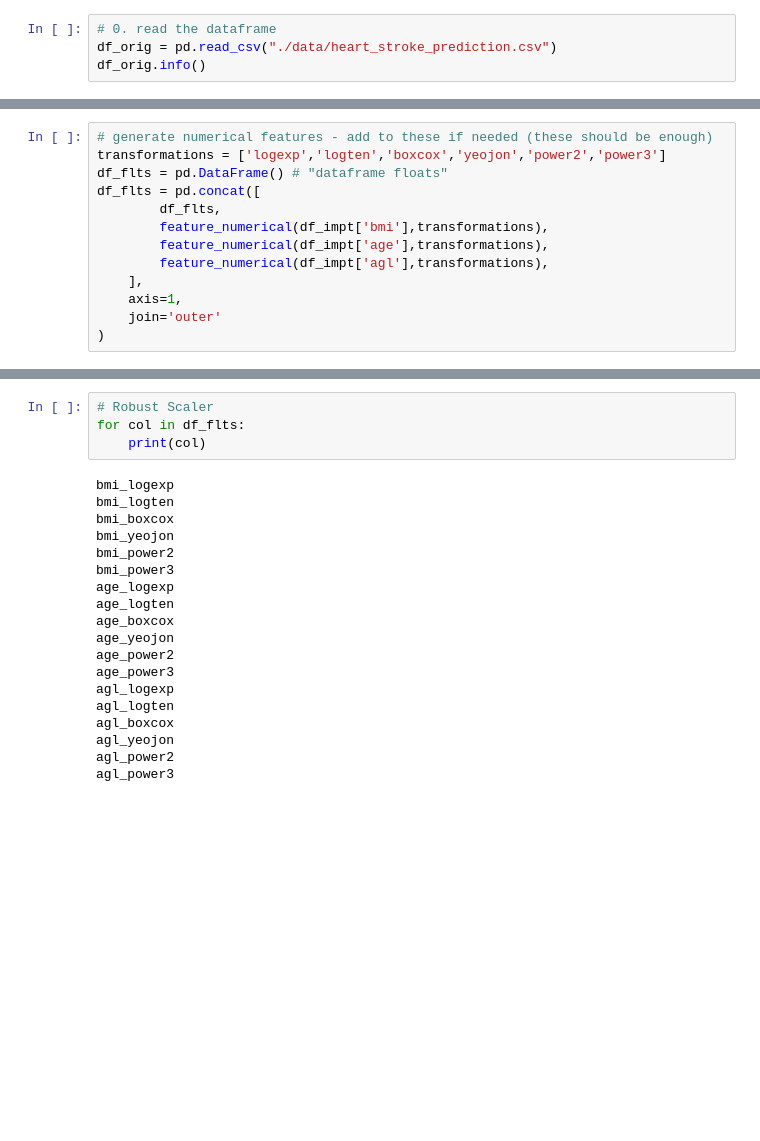
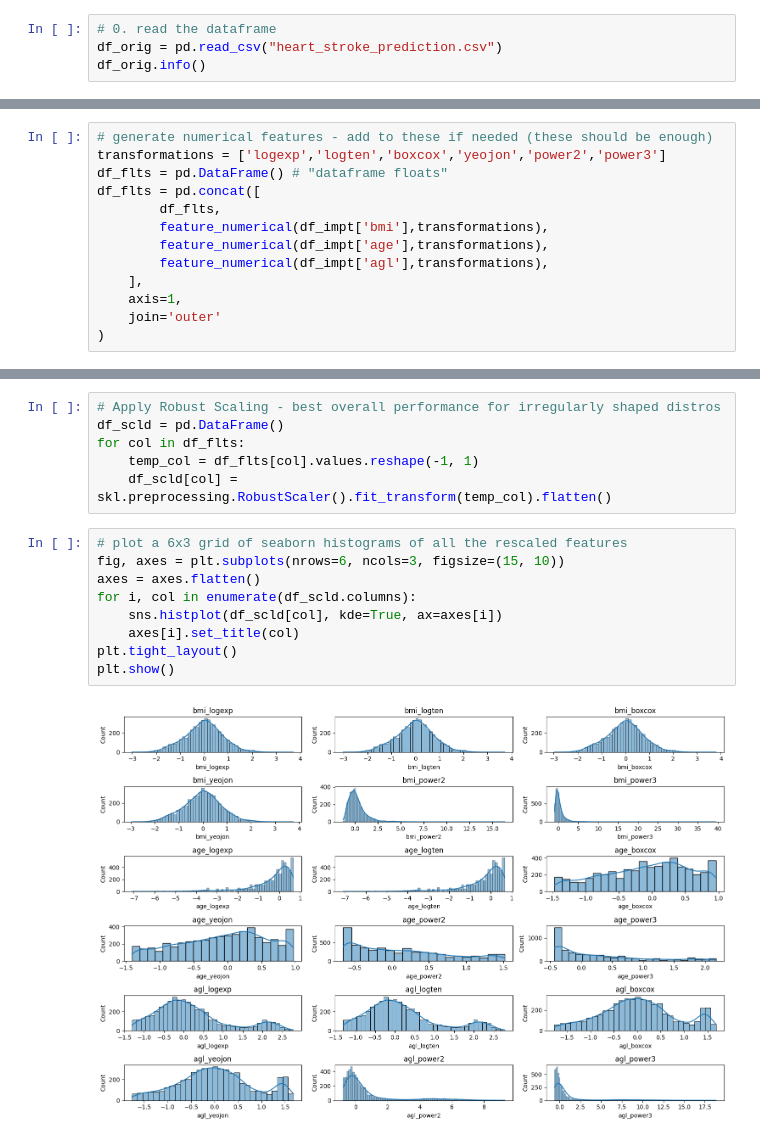
Before and after one commit to CamiloEmiliano/ML_samples, a Jupyter notebook: heart_stroke_FTE.ipynb, the cells around one changed output, grey strips where cells are left out. Saved outputs shown, nothing was run; the diff lists cells and outputs as text; blank space fills up the shorter version.

```diff
--- a/heart_stroke_FTE.ipynb
+++ b/heart_stroke_FTE.ipynb
@@ -132,7 +132,7 @@ def plot_kde(
     return
 # %%
 # 0. read the dataframe
-df_orig = pd.read_csv("./data/heart_stroke_prediction.csv")
+df_orig = pd.read_csv("heart_stroke_prediction.csv")
 df_orig.info()
 # %% [output]
 <class 'pandas.core.frame.DataFrame'>
@@ -399,23 +371,17 @@ df_flts
 # %%
-# Robust Scaler
+# Apply Robust Scaling - best overall performance for irregularly shaped distros
+df_scld = pd.DataFrame()
 for col in df_flts:
-    print(col)
+    temp_col = df_flts[col].values.reshape(-1, 1)
+    df_scld[col] = skl.preprocessing.RobustScaler().fit_transform(temp_col).flatten()
-# %% [output]
-bmi_logexp
-bmi_logten
-bmi_boxcox
-bmi_yeojon
-bmi_power2
-bmi_power3
-age_logexp
-age_logten
-age_boxcox
-age_yeojon
-age_power2
-age_power3
-agl_logexp
-agl_logten
-agl_boxcox
-agl_yeojon
-agl_power2
-agl_power3
+# %%
+# plot a 6x3 grid of seaborn histograms of all the rescaled features
+fig, axes = plt.subplots(nrows=6, ncols=3, figsize=(15, 10))
+axes = axes.flatten()
+for i, col in enumerate(df_scld.columns):
+    sns.histplot(df_scld[col], kde=True, ax=axes[i])
+    axes[i].set_title(col)
+plt.tight_layout()
+plt.show()
+# %% [output]
+[figure, added]
```
Also changed, not shown: parts of 2 cells of this notebook.
